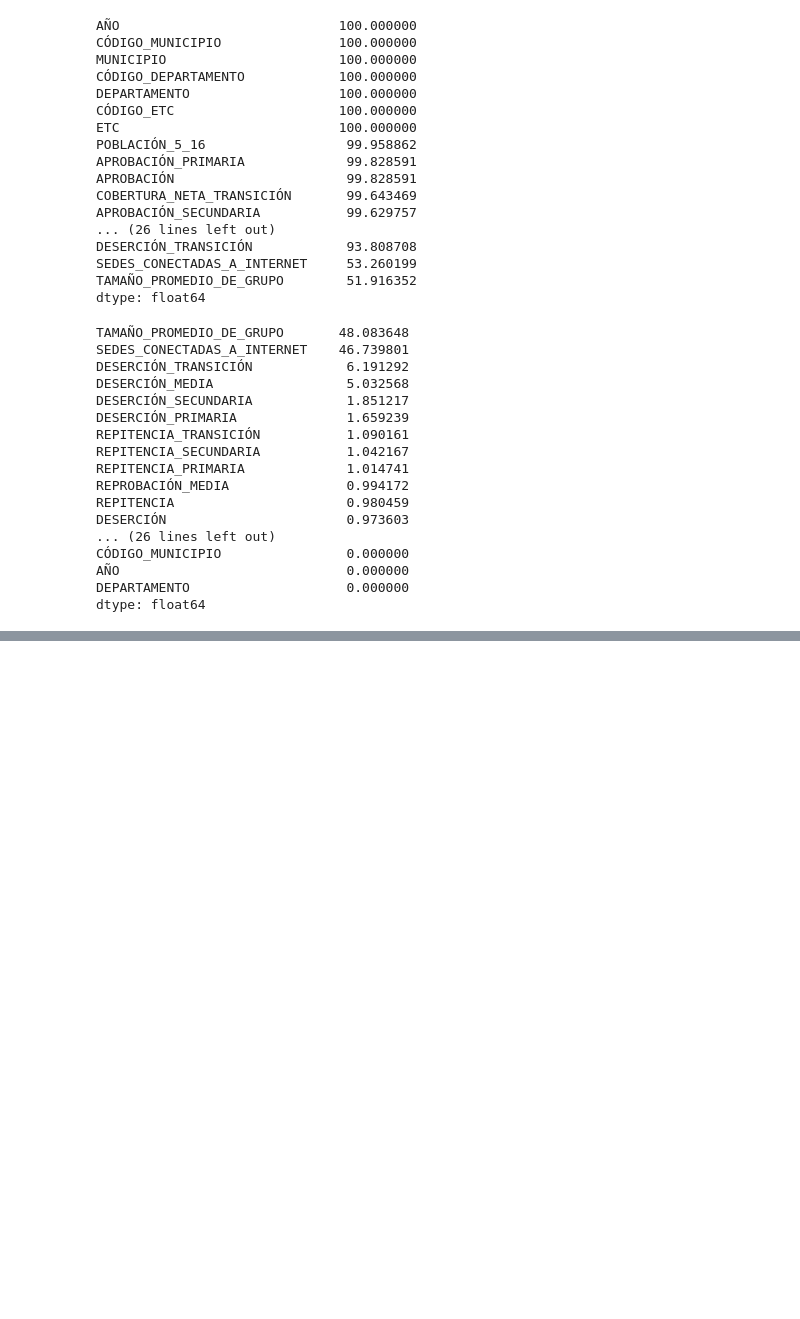
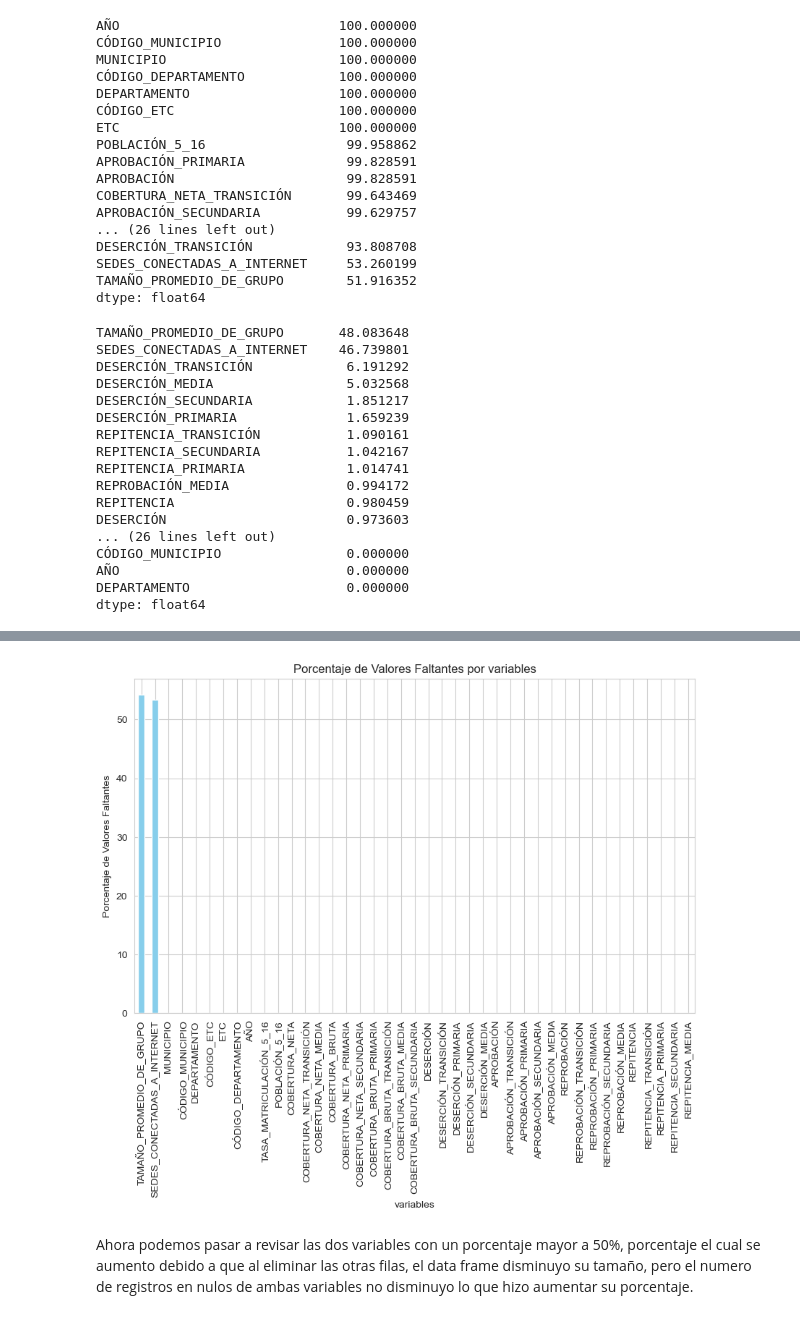
Before and after one commit to ValeRuizTo/pacrialanalitica, a Jupyter notebook: Parcial1.ipynb, the cells around one changed output, grey strips where cells are left out. Drawn from its saved outputs; the diff is of its cells as text; code cells hidden in the pictures; blank space fills up the shorter version.

```diff
--- a/Parcial1.ipynb
+++ b/Parcial1.ipynb
@@ -230,0 +249,17 @@ dtype: float64
+# %%
+# Filtramos las columnas con menos del 5% de valores faltantes
+columnas_menores_5 = missing_percent[(missing_percent > 0) & ( missing_percent < 5)].index
+
+#verificamos que efectivamente sean las columnas con menos del 5% de valores faltantes, que encontramos en el paso anterior
+print(columnas_menores_5)
+
+#Ya que verificamos que efectivamente son las columnas con menos del 5% de valores faltantes, procedemos a eliminar las filas con valores faltantes en esas columnas
+df = df.dropna(subset=columnas_menores_5)
+
+# Ahora calculamos el porcentaje de valores faltantes en cada columna
+print()
+print("Porcentaje de valores faltantes en cada columna después de filtrar:")
+print()
+
+missing_percent_filtrado = (df.isnull().sum()/df.shape[0]*100).sort_values(ascending=False)
+print(missing_percent_filtrado)
@@ -230,0 +286,17 @@ dtype: float64
+# %%
+# Filtramos las columnas con menos del 5% de valores faltantes
+columnas_menores_5_filtrado = missing_percent_filtrado[(missing_percent_filtrado > 0) & ( missing_percent_filtrado < 5)].index
+
+print(columnas_menores_5_filtrado)
+
+df = df.dropna(subset=columnas_menores_5_filtrado)
+
+# Ahora calculamos el porcentaje de valores faltantes en cada columna
+print()
+print("Porcentaje de valores faltantes en cada columna después de filtrar:")
+print()
+
+missing_percent_filtrado = (df.isnull().sum()/df.shape[0]*100).sort_values(ascending=False)
+print(missing_percent_filtrado)
+
+df.shape
@@ -230,0 +322,13 @@ dtype: float64
+# %%
+# Crear una gráfica de barras
+plt.figure(figsize=(10, 6))
+missing_percent_filtrado.plot(kind='bar', color='skyblue')
+plt.title('Porcentaje de Valores Faltantes por variables')
+plt.xlabel('variables')
+plt.ylabel('Porcentaje de Valores Faltantes')
+plt.xticks(rotation=90)
+plt.show()
+# %% [output]
+[figure, added]
+# %% [markdown]
+Ahora podemos pasar a revisar las dos variables con un porcentaje mayor a 50%, porcentaje el cual se aumento debido a que al eliminar las otras filas, el data frame disminuyo su tamaño, pero el numero de registros en nulos de ambas variables no disminuyo lo que hizo aumentar su porcentaje.
```
Also changed, not shown: parts of 14 cells of this notebook.
